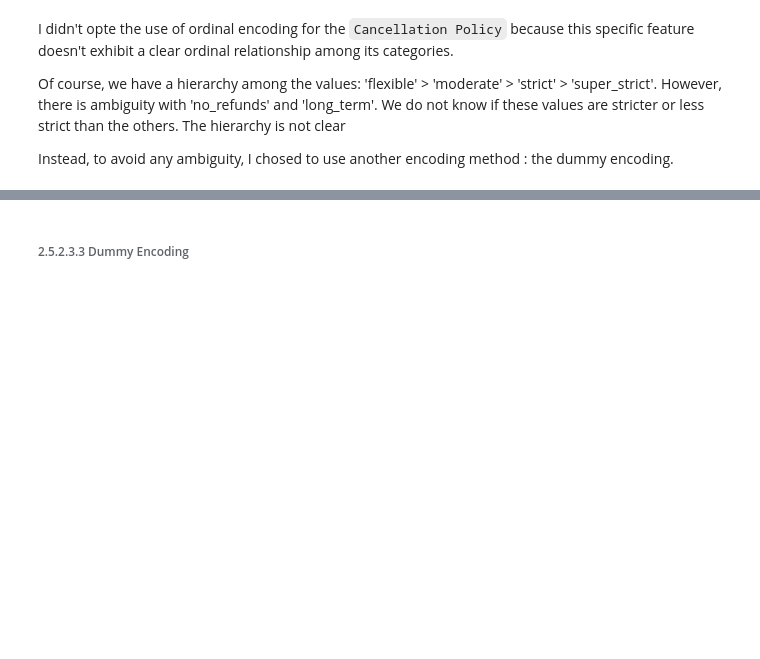
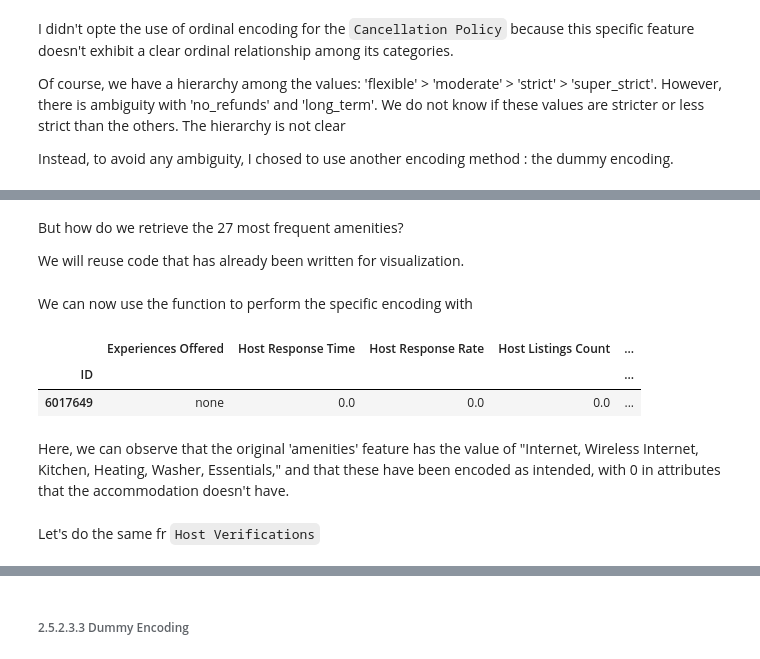
Before and after one commit to Antoine-ValentinCharpentier/AirbnbPricePrediction2, a Jupyter notebook: notebook.ipynb, the cells around one changed output, grey strips where cells are left out. Drawn from its saved outputs; the diff is of its cells as text; code cells hidden in the pictures; blank space fills up the shorter version.

Commit message:
:sparkles: Encode Amenities & Host Verifications using OHE

```diff
--- a/notebook.ipynb
+++ b/notebook.ipynb
@@ -1324,0 +1363,4 @@ Instead, to avoid any ambiguity, I chosed to use another encoding method : the d
+# %% [markdown]
+But how do we retrieve the 27 most frequent amenities?
+
+We will reuse code that has already been written for visualization.
@@ -1324,0 +1370,2 @@ Instead, to avoid any ambiguity, I chosed to use another encoding method : the d
+# %% [markdown]
+We can now use the function to perform the specific encoding with
@@ -1324,0 +1374,10 @@ Instead, to avoid any ambiguity, I chosed to use another encoding method : the d
+# %%
+dataset.head(1)
+# %% [output]
+|  | Experiences Offered | Host Response Time | Host Response Rate | Host Listings Count | ... |
+| ID |  |  |  |  | ... |
+| 6017649 | none | 0.0 | 0.0 | 0.0 | ... |
+# %% [markdown]
+Here, we can observe that the original 'amenities' feature has the value of "Internet, Wireless Internet, Kitchen, Heating, Washer, Essentials," and that these have been encoded as intended, with 0 in attributes that the accommodation doesn't have.
+# %% [markdown]
+Let's do the same fr ``Host Verifications``
```
Also changed, not shown: parts of 15 cells of this notebook.
